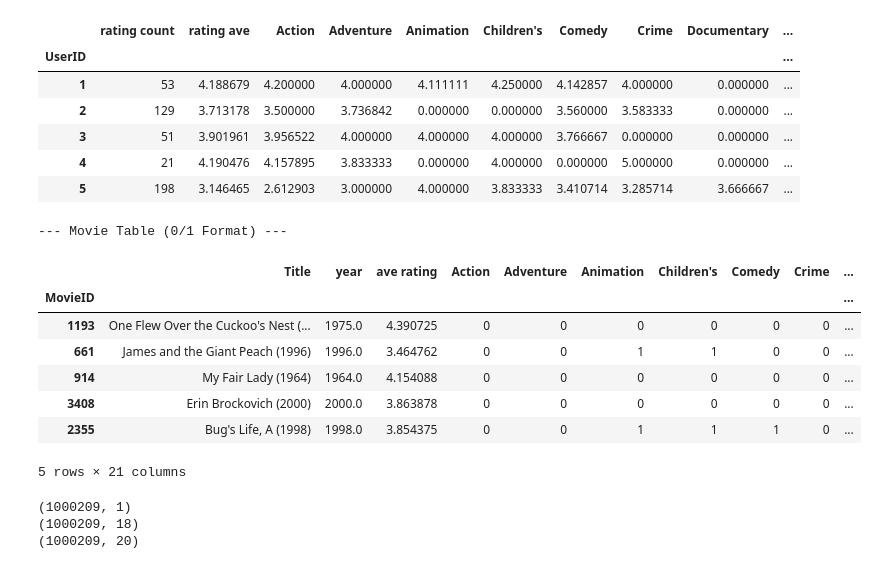
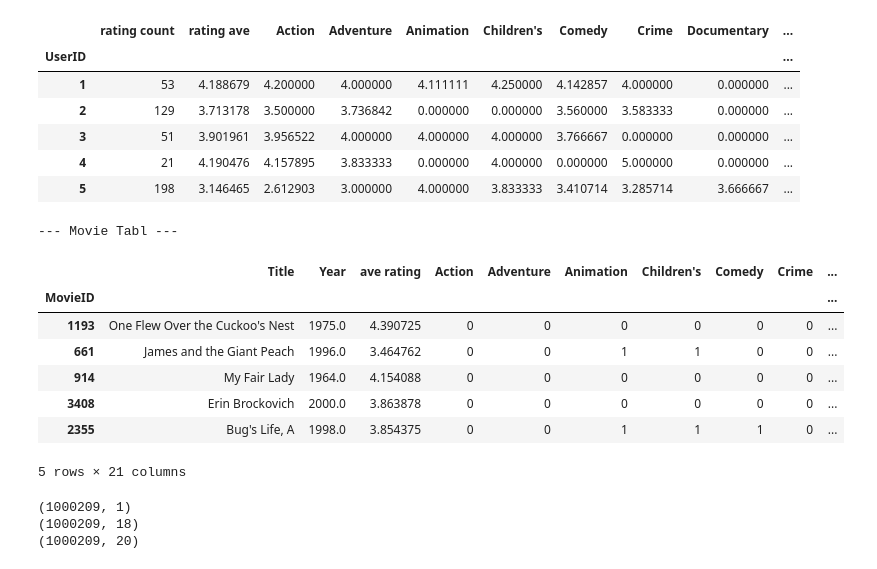
Before and after one commit to enzo-joly/projet_python_films, a Jupyter notebook: part2_recommenders /user_preferences copy.ipynb, the cells around one changed output. Drawn from its saved outputs; the diff is of its cells as text; code cells hidden in the pictures.

```diff
--- a/part2_recommenders /user_preferences copy.ipynb
+++ b/part2_recommenders /user_preferences copy.ipynb
@@ -179,16 +0,0 @@ df_users
-# %%
-# Function to clean the data
-def clean_df(df):
-    # Drop 'Timestep' column
-    df.drop(columns=["Timestamp"])
-    # Convert 'Genres' string to list
-    df["Genres"] = df["Genres"].apply(lambda x: x.split("|") if isinstance(x, str) else [])
-    # Transform 'Gender' to binary values
-    df["Gender"] = df["Gender"].apply(lambda x: 1 if x == "F" else 0)
-    return df
-
-# Apply to df_users
-df_users=clean_df(df_users)
-
-# Check result
-df_users.head()
@@ -345,0 +32,4 @@ où $b_j$ est le biais utilisateur et $\mu_i$ est la note moyenne du film (déj
+# %%
+# Preparing the dataframe (by merging user info, movie info and ratings into 1 df)
+df_users = merge_dfs()
+df_users.head()
@@ -345,0 +86,12 @@ où $b_j$ est le biais utilisateur et $\mu_i$ est la note moyenne du film (déj
+# %%
+# Distribution par Tranche d'Âge
+age_map = {1: "Under 18", 18: "18-24", 25: "25-34", 35: "35-44", 45: "45-49", 50: "50-55", 56: "56+"}
+df_users['AgeGroup'] = df_users['Age'].map(age_map)
+age_order = ["Under 18", "18-24", "25-34", "35-44", "45-49", "50-55", "56+"]
+
+plt.figure(figsize=(6, 4))
+sns.countplot(data=df_users.drop_duplicates('UserID'), x='AgeGroup', order=age_order, palette="viridis")
+plt.title("Distribution par Tranche d'Âge")
+plt.xlabel("Groupe d'âge")
+plt.ylabel("Nombre d'utilisateurs")
+plt.show()
@@ -820,33 +595,30 @@ display(user_table.head())
 | 4 | 21 | 4.190476 | 4.157895 | 3.833333 | 0.000000 | 4.000000 | 0.000000 | 5.000000 | 0.000000 | ... |
 | 5 | 198 | 3.146465 | 2.612903 | 3.000000 | 4.000000 | 3.833333 | 3.410714 | 3.285714 | 3.666667 | ... |
 # %%
-# 1. Extract year from title (ex: "Toy Story (1995)" -> 1995)
-df_users['year'] = df_users['Title'].str.extract(r'\((\d{4})\)').astype(float)
-
 # 2. Calculate average rating per movie
 movie_stats = df_users.groupby('MovieID')['Rating'].mean().rename('ave rating')
 
 # 3. Create genre flags with 0 and 1
 genre_flags = pd.get_dummies(
     df_exploded.set_index('MovieID')['Genres'],
     dtype=int
 ).groupby('MovieID').max()
 
 # 4. Combine with title and year
-movie_info = df_users[['MovieID', 'Title', 'year']].drop_duplicates().set_index('MovieID')
+movie_info = df_users[['MovieID', 'Title', 'Year']].drop_duplicates().set_index('MovieID')
 movie_table = movie_info.join(movie_stats).join(genre_flags)
 
 print("\n--- Movie Tabl ---")
 display(movie_table.head())
 # %% [output]
---- Movie Table (0/1 Format) ---
+--- Movie Tabl ---
-|  | Title | year | ave rating | Action | Adventure | Animation | Children's | Comedy | Crime | ... |
+|  | Title | Year | ave rating | Action | Adventure | Animation | Children's | Comedy | Crime | ... |
 | MovieID |  |  |  |  |  |  |  |  |  | ... |
-| 1193 | One Flew Over the Cuckoo's Nest (... | 1975.0 | 4.390725 | 0 | 0 | 0 | 0 | 0 | 0 | ... |
-| 661 | James and the Giant Peach (1996) | 1996.0 | 3.464762 | 0 | 0 | 1 | 1 | 0 | 0 | ... |
-| 914 | My Fair Lady (1964) | 1964.0 | 4.154088 | 0 | 0 | 0 | 0 | 0 | 0 | ... |
-| 3408 | Erin Brockovich (2000) | 2000.0 | 3.863878 | 0 | 0 | 0 | 0 | 0 | 0 | ... |
-| 2355 | Bug's Life, A (1998) | 1998.0 | 3.854375 | 0 | 0 | 1 | 1 | 1 | 0 | ... |
+| 1193 | One Flew Over the Cuckoo's Nest | 1975.0 | 4.390725 | 0 | 0 | 0 | 0 | 0 | 0 | ... |
+| 661 | James and the Giant Peach | 1996.0 | 3.464762 | 0 | 0 | 1 | 1 | 0 | 0 | ... |
+| 914 | My Fair Lady | 1964.0 | 4.154088 | 0 | 0 | 0 | 0 | 0 | 0 | ... |
+| 3408 | Erin Brockovich | 2000.0 | 3.863878 | 0 | 0 | 0 | 0 | 0 | 0 | ... |
+| 2355 | Bug's Life, A | 1998.0 | 3.854375 | 0 | 0 | 1 | 1 | 1 | 0 | ... |
 5 rows × 21 columns
 # %%
 # We need a row for every rating in the original dataset
```
Also changed, not shown: parts of 88 cells of this notebook, 5 other files.
